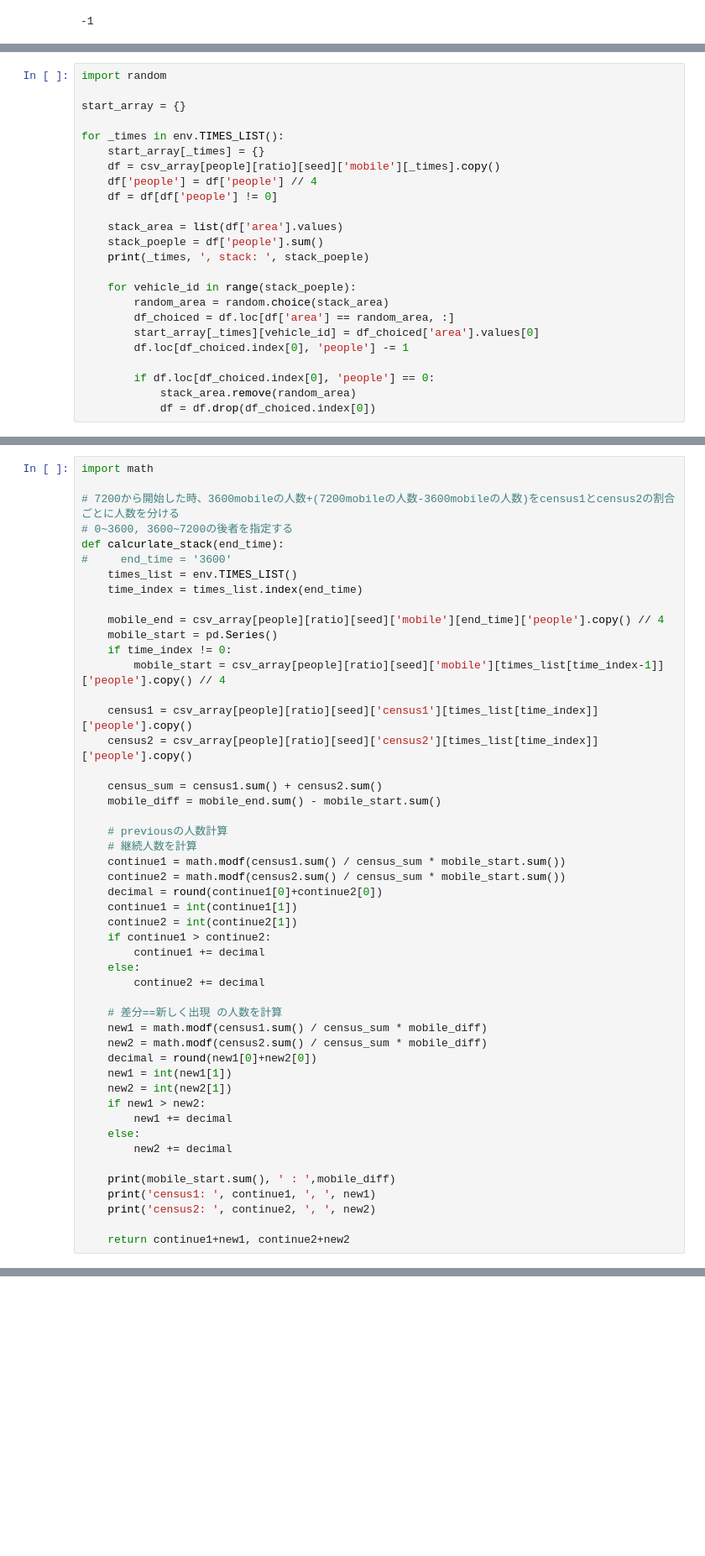
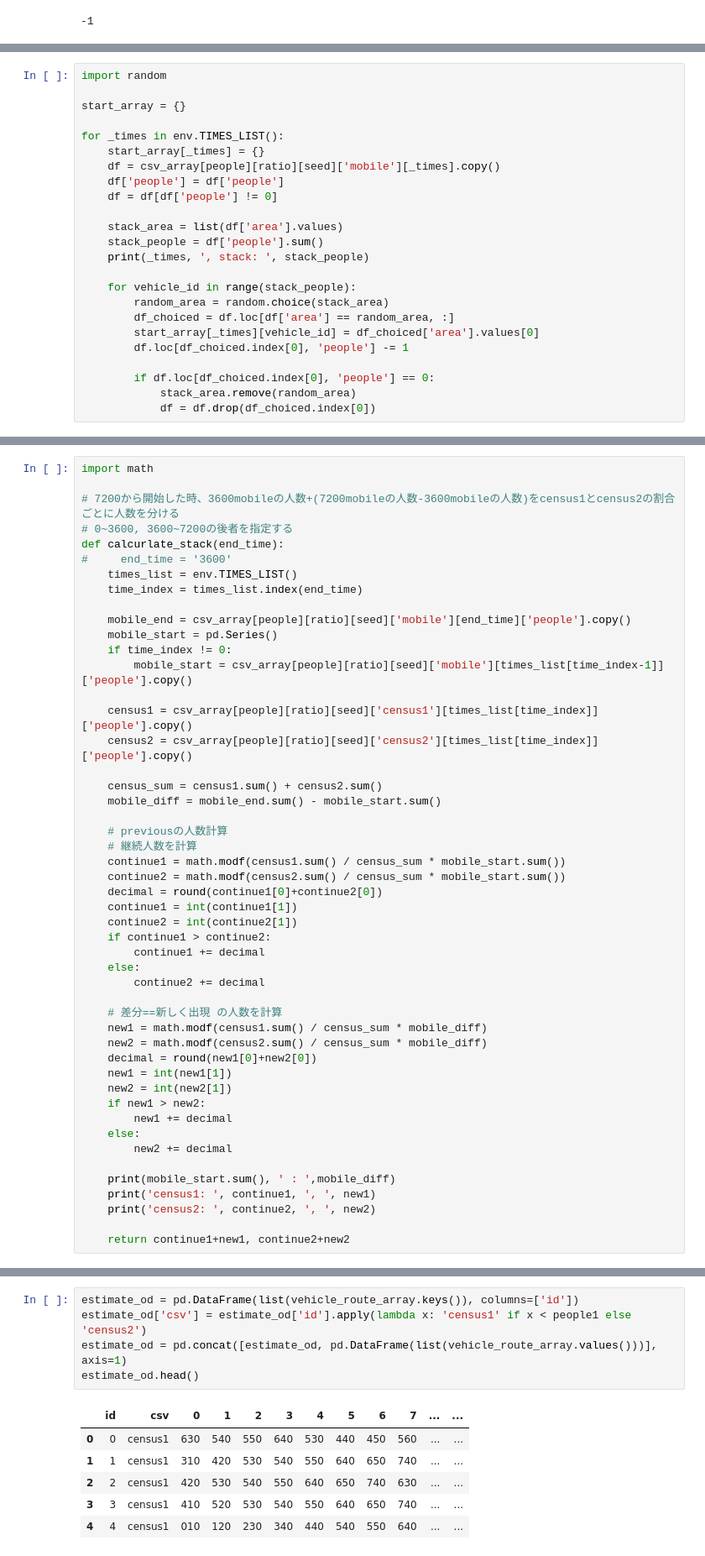
Before and after one commit to KessaPassa/jupyter, a Jupyter notebook: 20190803/estimate_vehicle-id.ipynb, the cells around one changed output, grey strips where cells are left out. Shown at 84% size. Saved outputs shown, nothing was run; the diff lists cells and outputs as text; blank space fills up the shorter version.

Commit message:
[add] estimate出力

```diff
--- a/20190803/estimate_vehicle-id.ipynb
+++ b/20190803/estimate_vehicle-id.ipynb
@@ -142,14 +142,14 @@ start_array = {}
 for _times in env.TIMES_LIST():
     start_array[_times] = {}
     df = csv_array[people][ratio][seed]['mobile'][_times].copy()
-    df['people'] = df['people'] // 4
+    df['people'] = df['people']
     df = df[df['people'] != 0]
 
     stack_area = list(df['area'].values)
-    stack_poeple = df['people'].sum()
-    print(_times, ', stack: ', stack_poeple)
+    stack_people = df['people'].sum()
+    print(_times, ', stack: ', stack_people)
 
-    for vehicle_id in range(stack_poeple):
+    for vehicle_id in range(stack_people):
         random_area = random.choice(stack_area)
         df_choiced = df.loc[df['area'] == random_area, :]
         start_array[_times][vehicle_id] = df_choiced['area'].values[0]
@@ -175,10 +179,10 @@ def calcurlate_stack(end_time):
     times_list = env.TIMES_LIST()
     time_index = times_list.index(end_time)
 
-    mobile_end = csv_array[people][ratio][seed]['mobile'][end_time]['people'].copy() // 4
+    mobile_end = csv_array[people][ratio][seed]['mobile'][end_time]['people'].copy()
     mobile_start = pd.Series()
     if time_index != 0:
-        mobile_start = csv_array[people][ratio][seed]['mobile'][times_list[time_index-1]]['people'].copy() // 4
+        mobile_start = csv_array[people][ratio][seed]['mobile'][times_list[time_index-1]]['people'].copy()
 
     census1 = csv_array[people][ratio][seed]['census1'][times_list[time_index]]['people'].copy()
     census2 = csv_array[people][ratio][seed]['census2'][times_list[time_index]]['people'].copy()
@@ -297,0 +322,12 @@ print(csv_array[people][ratio][seed]['census2']['3600']['people'].sum())
+# %%
+estimate_od = pd.DataFrame(list(vehicle_route_array.keys()), columns=['id'])
+estimate_od['csv'] = estimate_od['id'].apply(lambda x: 'census1' if x < people1 else 'census2')
+estimate_od = pd.concat([estimate_od, pd.DataFrame(list(vehicle_route_array.values()))], axis=1)
+estimate_od.head()
+# %% [output]
+|  | id | csv | 0 | 1 | 2 | 3 | 4 | 5 | 6 | 7 | ... | ... |
+| 0 | 0 | census1 | 630 | 540 | 550 | 640 | 530 | 440 | 450 | 560 | ... | ... |
+| 1 | 1 | census1 | 310 | 420 | 530 | 540 | 550 | 640 | 650 | 740 | ... | ... |
+| 2 | 2 | census1 | 420 | 530 | 540 | 550 | 640 | 650 | 740 | 630 | ... | ... |
+| 3 | 3 | census1 | 410 | 520 | 530 | 540 | 550 | 640 | 650 | 740 | ... | ... |
+| 4 | 4 | census1 | 010 | 120 | 230 | 340 | 440 | 540 | 550 | 640 | ... | ... |
```
Also changed, not shown: parts of 14 cells of this notebook, 8 other files.
